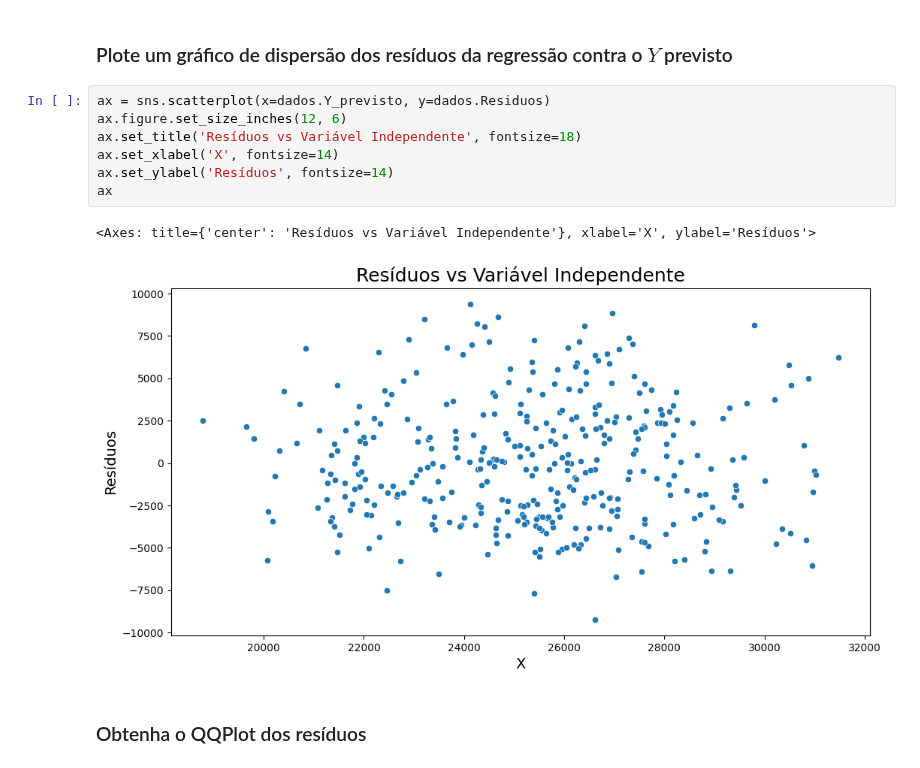
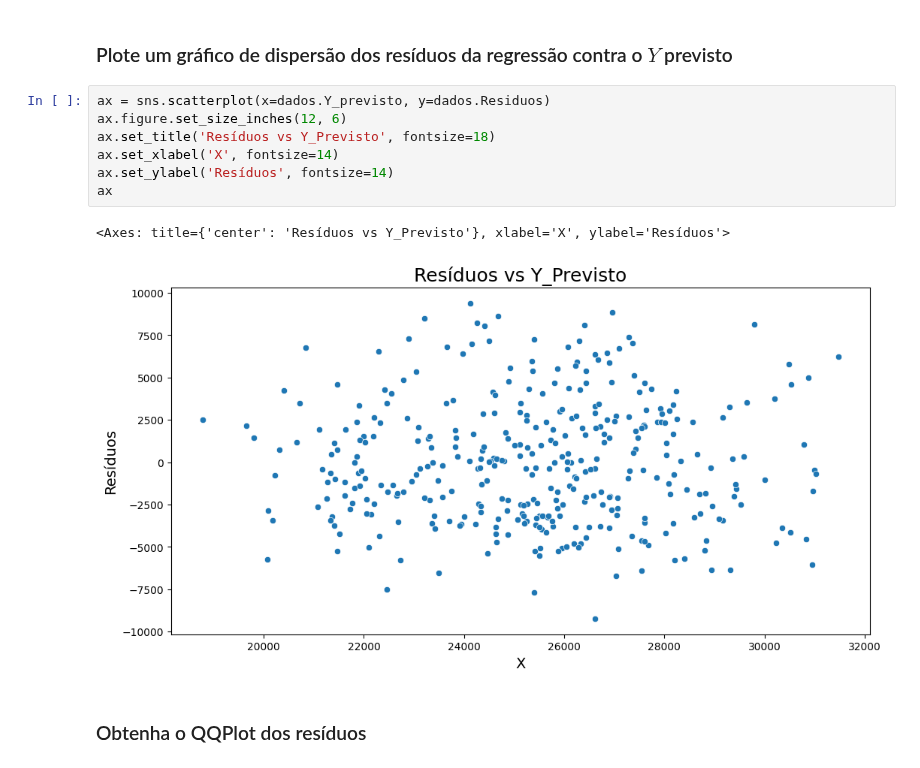
Before and after one commit to angelomaia/alura-cursos, a Jupyter notebook: Formação Estatística com Python/Correlacao_e_Regressao/Correlação_e_Regressão.ipynb, the cells around one changed output. Saved outputs shown, nothing was run; the diff lists cells and outputs as text.

```diff
--- a/Formação Estatística com Python/Correlacao_e_Regressao/Correlação_e_Regressão.ipynb
+++ b/Formação Estatística com Python/Correlacao_e_Regressao/Correlação_e_Regressão.ipynb
@@ -190,12 +191,12 @@ dados.head()
 # %%
 ax = sns.scatterplot(x=dados.Y_previsto, y=dados.Residuos)
 ax.figure.set_size_inches(12, 6)
-ax.set_title('Resíduos vs Variável Independente', fontsize=18)
+ax.set_title('Resíduos vs Y_Previsto', fontsize=18)
 ax.set_xlabel('X', fontsize=14)
 ax.set_ylabel('Resíduos', fontsize=14)
 ax
 # %% [output]
-<Axes: title={'center': 'Resíduos vs Variável Independente'}, xlabel='X', ylabel='Resíduos'>
+<Axes: title={'center': 'Resíduos vs Y_Previsto'}, xlabel='X', ylabel='Resíduos'>
-[figure, old version]
+[figure, new version]
 # %% [markdown]
 ### Obtenha o QQPlot dos resíduos
```
Also changed, not shown: parts of 4 cells of this notebook.
